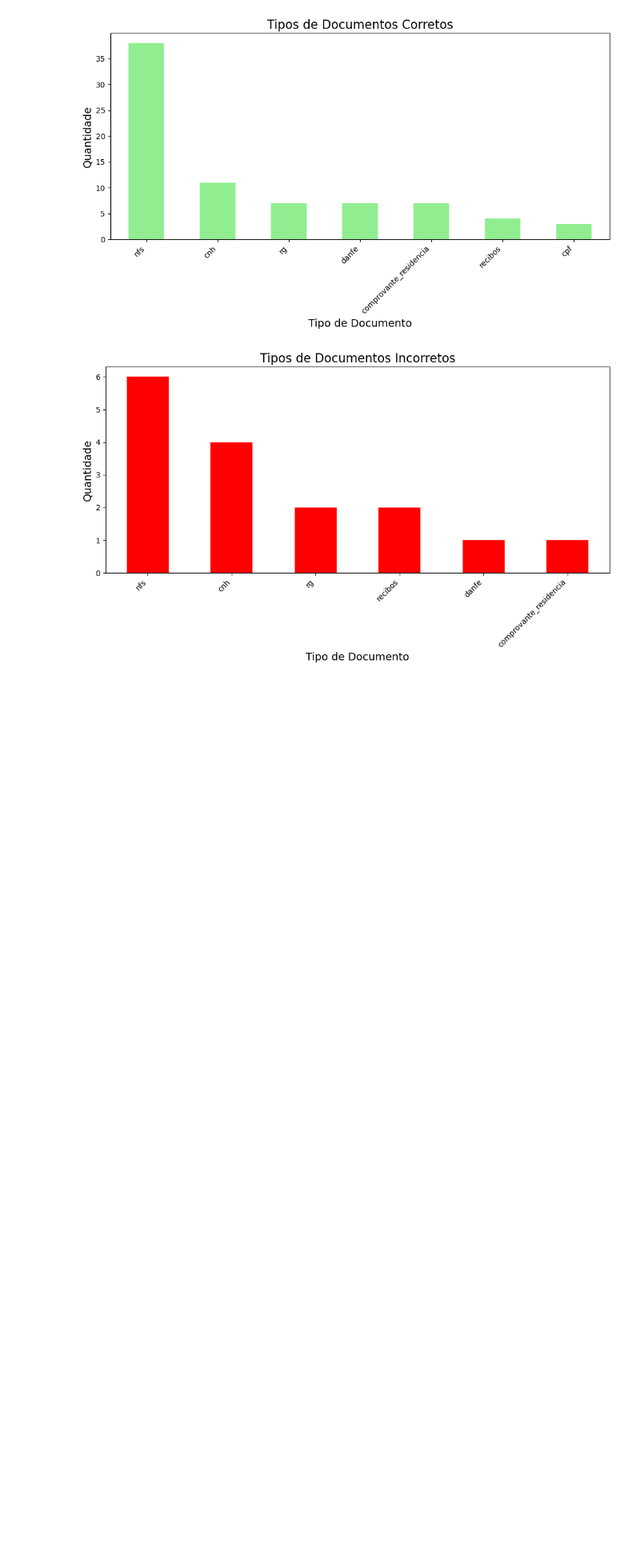
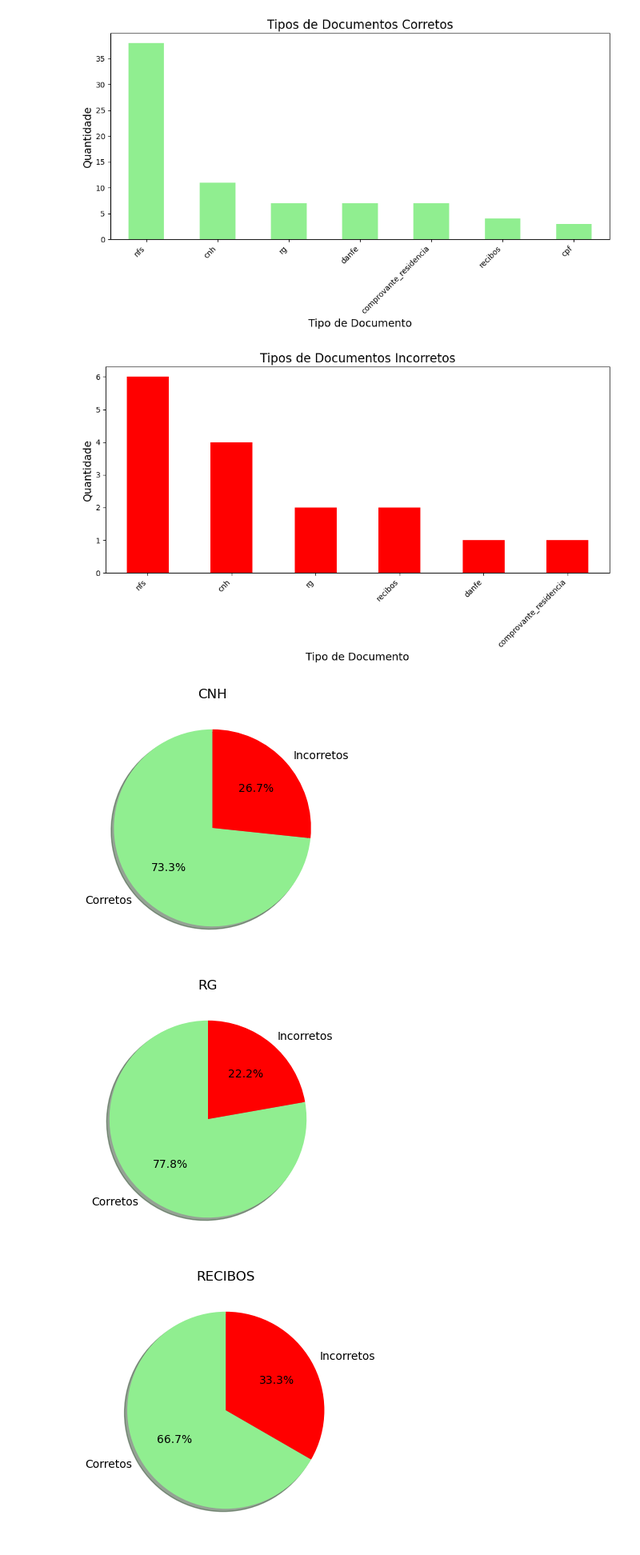
Before and after one commit to giclocate/data-analysis-di2win, a Jupyter notebook: main.ipynb, the cells around one changed output. Shown at 80% size. Cells and saved outputs as stored; diff of their text form; code cells hidden in the pictures; blank space fills up the shorter version.

Commit message:
feat: adding pie charts

```diff
--- a/main.ipynb
+++ b/main.ipynb
@@ -8,7 +8,10 @@ from dotenv import load_dotenv
 import os
 # %%
 def get_db_engine():
-    load_dotenv()
+    dotenv_path = r'C:\Users\giova\Desktop\Projeto Di2win\.env'
+
+    # Carregar o arquivo .env
+    load_dotenv(dotenv_path=dotenv_path)
 
     user = os.getenv('DB_USER')
     password = os.getenv('DB_PASSWORD')
@@ -19,6 +22,8 @@ def get_db_engine():
     engine = create_engine(f'postgresql+psycopg2://{user}:{password}@{host}:{port}/{database}')
     return engine
 # %%
+engine = get_db_engine()
+
 df = pd.read_sql_query("SELECT * FROM reports;", engine)
 # %%
 display(df)
@@ -138,3 +159,35 @@ plt.savefig('documentos_incorretos.png')
 plt.show()
 # %% [output]
 [figure]
+# %%
+import os
+
+# Função para gerar gráficos para cada tipo de documento e salvar como imagem PNG
+def doc_graphic(documento):
+
+    # Separando dados corretos e incorretos para o tipo de documento específico
+    df_incorrect = df[(df['edit'] == True) & (df['type_document'] == documento)]
+    df_correct = df[(df['edit'] == False) & (df['type_document'] == documento)]
+
+    # Contando registros para o gráfico
+    sizes = [len(df_correct), len(df_incorrect)]
+    labels = ['Corretos', 'Incorretos']
+
+    colors = ['lightgreen', 'red']
+
+    # Criando o gráfico de pizza
+    fig, ax = plt.subplots(figsize=(4, 4))
+    ax.pie(sizes, labels=labels, autopct='%1.1f%%', shadow=True, startangle=90, colors=colors)
+    plt.title(f"{documento.upper().replace('_',' ')}")
+
+    # Salvando o gráfico como imagem PNG
+    filename = f"{documento}_grafico.png"
+    fig.savefig(filename, format='png')
+
+tipos_documento = df['type_document'].unique()
+for documento in tipos_documento:
+    doc_graphic(documento)
+# %% [output]
+[figure, added]
+[figure, added]
+[figure, added]
```
Also changed, not shown: parts of 5 cells of this notebook.
